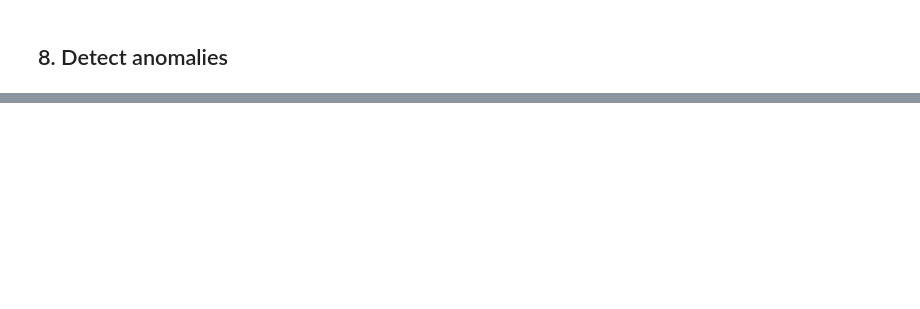
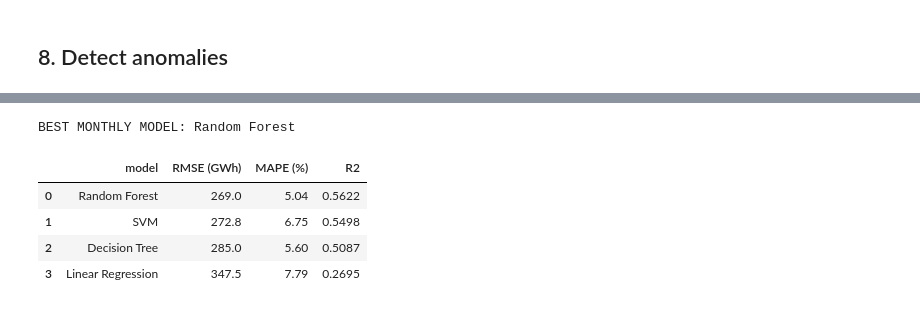
Before and after one commit to mythos0/ai-smart-energy-system, a Jupyter notebook: notebooks/training_pipeline.ipynb, the cells around one changed output, grey strips where cells are left out. Saved outputs shown, nothing was run; the diff lists cells and outputs as text; code cells hidden in the pictures; blank space fills up the shorter version.

```diff
--- a/notebooks/training_pipeline.ipynb
+++ b/notebooks/training_pipeline.ipynb
@@ -214,0 +306,35 @@ plt.show()
+# %%
+# same split idea as the daily model: train 2021-2024, test 2025
+mtrain, mtest = M[M.date <= "2024-12-01"], M[M.date >= "2025-01-01"]
+
+mmodels = {
+    "Linear Regression": LinearRegression(),
+    "SVM": Pipeline([("scale", StandardScaler()), ("svr", SVR(kernel="rbf", C=100))]),
+    "Random Forest": RandomForestRegressor(n_estimators=100, random_state=42),
+    "Decision Tree": DecisionTreeRegressor(random_state=42),
+}
+
+mrows = []
+for name, m in mmodels.items():
+    m.fit(mtrain[MFEAT], mtrain["target"])
+    p = m.predict(mtest[MFEAT]) * mtest["base"]          # ratio -> GWh
+    act = mtest["target"] * mtest["base"]
+    mrows.append({
+        "model": name,
+        "RMSE (GWh)": round(np.sqrt(mean_squared_error(act, p)), 1),
+        "MAPE (%)": round(np.mean(np.abs((act - p) / act)) * 100, 2),
+        "R2": round(r2_score(act, p), 4),
+    })
+
+mmetrics = pd.DataFrame(mrows).sort_values("RMSE (GWh)").reset_index(drop=True)
+mbest_name = mmetrics.iloc[0]["model"]
+mbest = mmodels[mbest_name]
+print("BEST MONTHLY MODEL:", mbest_name)
+mmetrics
+# %% [output]
+BEST MONTHLY MODEL: Random Forest
+|  | model | RMSE (GWh) | MAPE (%) | R2 |
+| 0 | Random Forest | 269.0 | 5.04 | 0.5622 |
+| 1 | SVM | 272.8 | 6.75 | 0.5498 |
+| 2 | Decision Tree | 285.0 | 5.60 | 0.5087 |
+| 3 | Linear Regression | 347.5 | 7.79 | 0.2695 |
```
Also changed, not shown: parts of 18 cells of this notebook, 6 other files.
